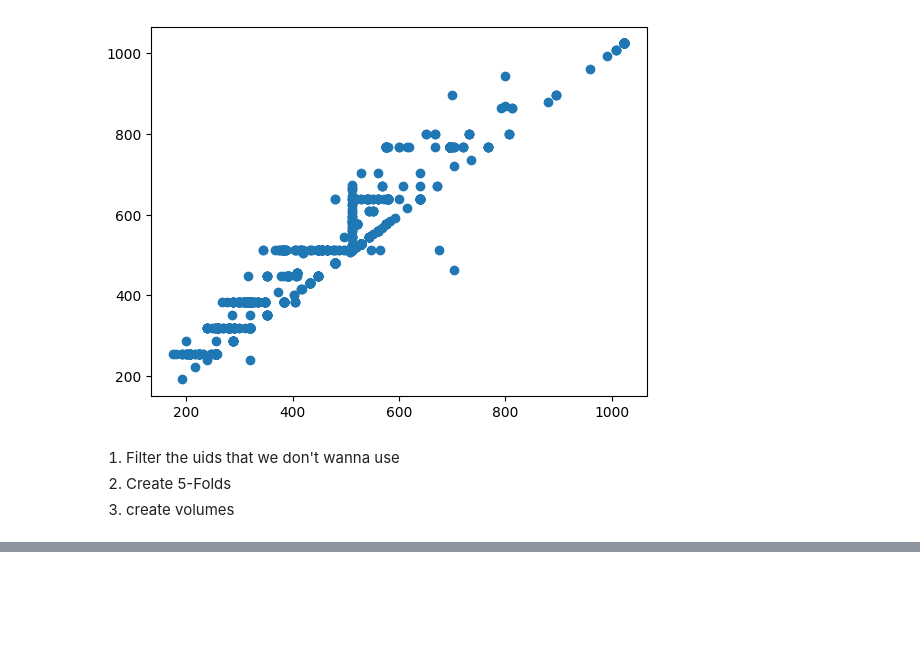
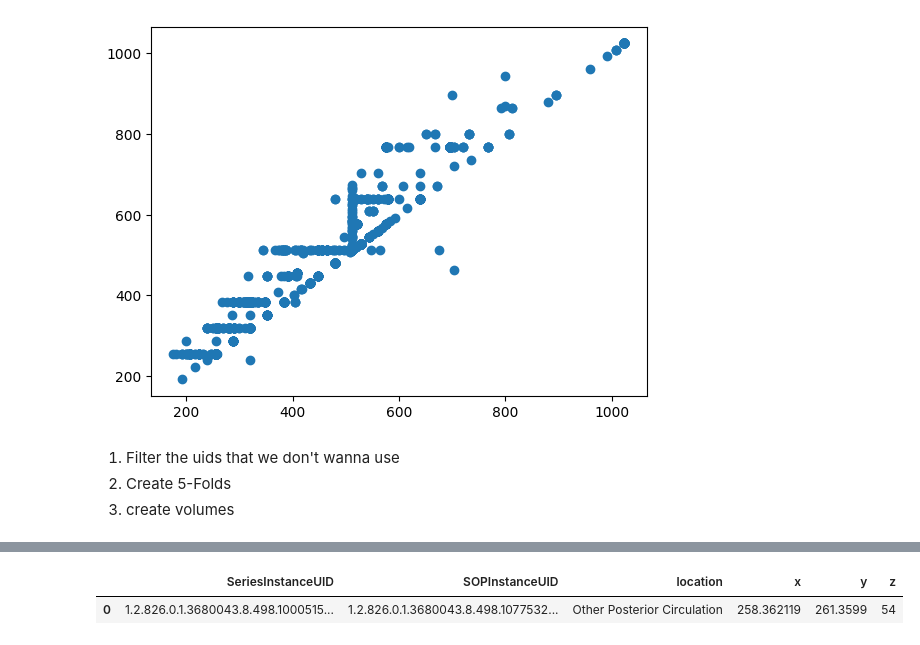
Before and after one commit to tom99763/9th-place-solution-RSNA-IAD, a Jupyter notebook: notebooks/Untitled.ipynb, the cells around one changed output, grey strips where cells are left out. Drawn from its saved outputs; the diff is of its cells as text; code cells hidden in the pictures; blank space fills up the shorter version.

```diff
--- a/notebooks/Untitled.ipynb
+++ b/notebooks/Untitled.ipynb
@@ -321,0 +335,7 @@ train_df.to_csv("../data/processed/train_df.csv", index=False)
+# %%
+fdf = pd.read_csv("../data/processed/label_df.csv")
+# %%
+fdf.head(1)
+# %% [output]
+|  | SeriesInstanceUID | SOPInstanceUID | location | x | y | z |
+| 0 | 1.2.826.0.1.3680043.8.498.1000515... | 1.2.826.0.1.3680043.8.498.1077532... | Other Posterior Circulation | 258.362119 | 261.3599 | 54 |
```
Also changed, not shown: parts of 25 cells of this notebook, 11 other files.
